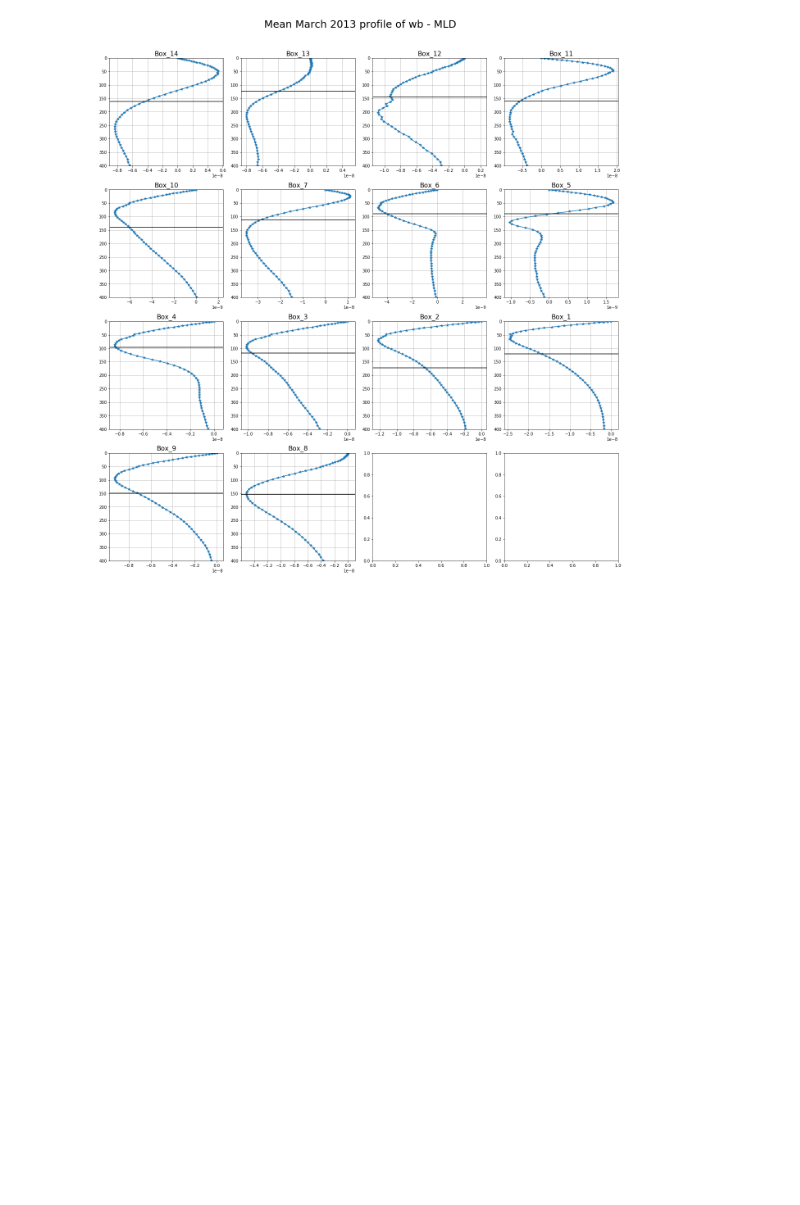
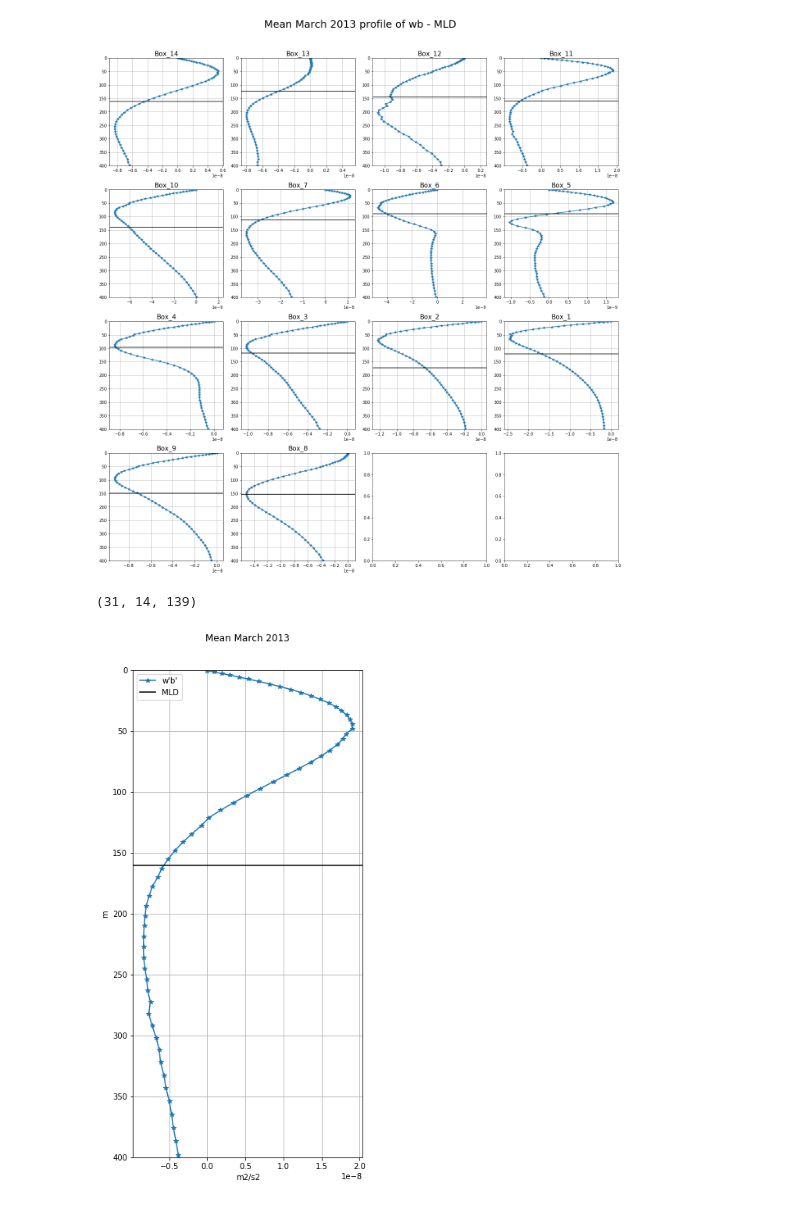
Before and after one commit to auraoupa/CMEMS-diags, a Jupyter notebook: Vert-buoy-flx/cmems-glo-hr_submesoscale-vertical-buoyancy-flux-PK-NATL60.ipynb, the cells around one changed output. Saved outputs shown, nothing was run; the diff lists cells and outputs as text; code cells hidden in the pictures; blank space fills up the shorter version.

```diff
--- a/Vert-buoy-flx/cmems-glo-hr_submesoscale-vertical-buoyancy-flux-PK-NATL60.ipynb
+++ b/Vert-buoy-flx/cmems-glo-hr_submesoscale-vertical-buoyancy-flux-PK-NATL60.ipynb
@@ -224,16 +224,22 @@ mld_boxes_sept = get_mld_in_boxes(sept_mldfiles)
+# %%
+wb_boxes_march.shape
+# %% [output]
+(31, 14, 139)
 # %%
-fig, axs = plt.subplots(4,4, figsize=(18, 18))
-axs = axs.ravel()
-title = 'Mean September 2013 profile of wb - MLD'
-plt.suptitle(title,size = 25,y=1.05)
+fig, axs = plt.subplots(1,1, figsize=(5, 10))
+
+title = 'Mean March 2013'
+plt.title(title,size = 12,y=1.05)
 i = 0
-for k,box in enumerate(boxes):
-    axs[i].plot(np.nanmean(wb_boxes_sept[:,k,:],0),dep,'C0*-')
-    axs[i].set_title(box.name,size=16)
-    axs[i].grid(True)
-    axs[i].set_ylim(1600,0)
-    axs[i].axhline(y=np.nanmean(mld_boxes_sept[:,k]),color='k')
-    i = i + 1
-    fig.tight_layout()
+axs.plot(np.nanmean(wb_boxes_march[:,3,:],0),dep,'C0*-',label='w\'b\'')
+axs.grid(True)
+axs.set_ylim(400,0)
+axs.axhline(y=np.nanmean(mld_boxes_march[:,3]),color='k',label='MLD')
+plt.xlabel('m2/s2')
+plt.ylabel('m')
+plt.legend()
+fig.tight_layout()
 
-plt.savefig("NATL60_wb_profiles_sept13.png")
+plt.savefig("NATL60_box11_wb_profiles_march13_400m.png")
+# %% [output]
+[figure, added]
```
Also changed, not shown: parts of 3 cells of this notebook, 2 other files.
